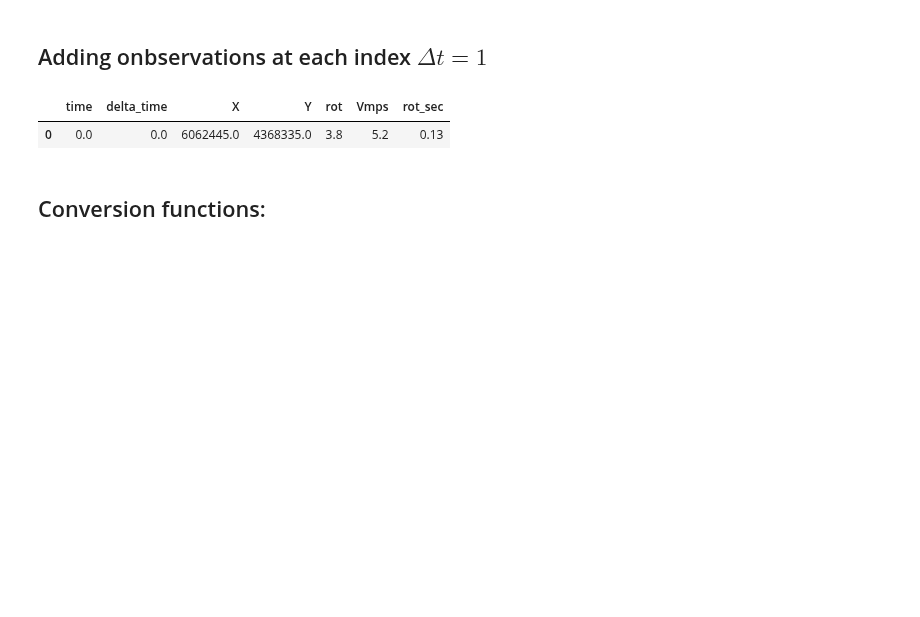
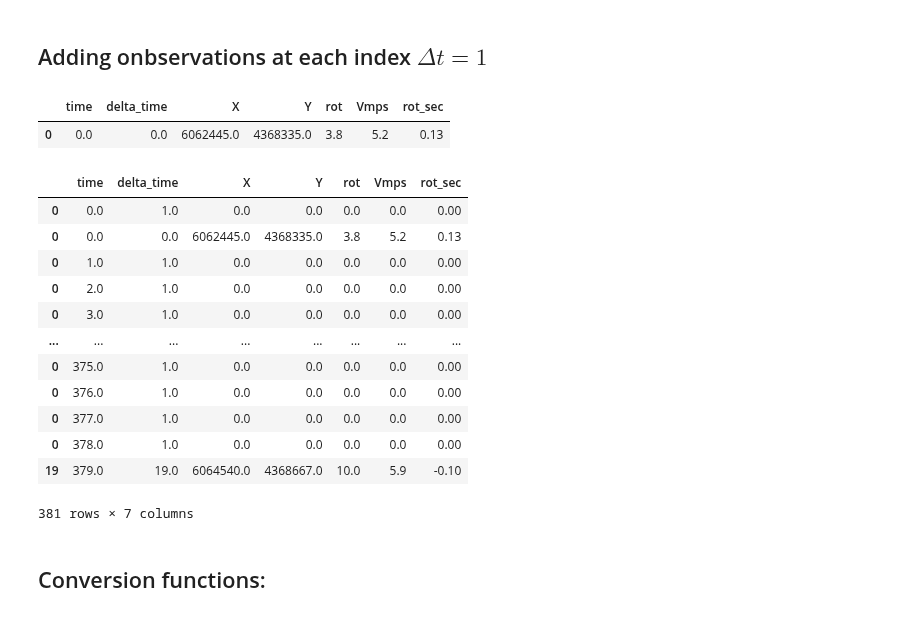
Before and after one commit to cnburger/AIS_KalmanFilter, a Jupyter notebook: Kalman Filter _ NewMethod.ipynb, the cells around one changed output. Cells and saved outputs as stored; diff of their text form; code cells hidden in the pictures; blank space fills up the shorter version.

```diff
--- a/Kalman Filter _ NewMethod.ipynb
+++ b/Kalman Filter _ NewMethod.ipynb
@@ -46,7 +46,21 @@ pd.DataFrame.transpose(pd.DataFrame(polish_data.iloc[0]))
 | 0 | 0.0 | 0.0 | 6062445.0 | 4368335.0 | 3.8 | 5.2 | 0.13 |
 # %%
 new_kalman_data = new_polish_dat
-#new_kalman_data
+new_kalman_data
+# %% [output]
+|  | time | delta_time | X | Y | rot | Vmps | rot_sec |
+| 0 | 0.0 | 1.0 | 0.0 | 0.0 | 0.0 | 0.0 | 0.00 |
+| 0 | 0.0 | 0.0 | 6062445.0 | 4368335.0 | 3.8 | 5.2 | 0.13 |
+| 0 | 1.0 | 1.0 | 0.0 | 0.0 | 0.0 | 0.0 | 0.00 |
+| 0 | 2.0 | 1.0 | 0.0 | 0.0 | 0.0 | 0.0 | 0.00 |
+| 0 | 3.0 | 1.0 | 0.0 | 0.0 | 0.0 | 0.0 | 0.00 |
+| ... | ... | ... | ... | ... | ... | ... | ... |
+| 0 | 375.0 | 1.0 | 0.0 | 0.0 | 0.0 | 0.0 | 0.00 |
+| 0 | 376.0 | 1.0 | 0.0 | 0.0 | 0.0 | 0.0 | 0.00 |
+| 0 | 377.0 | 1.0 | 0.0 | 0.0 | 0.0 | 0.0 | 0.00 |
+| 0 | 378.0 | 1.0 | 0.0 | 0.0 | 0.0 | 0.0 | 0.00 |
+| 19 | 379.0 | 19.0 | 6064540.0 | 4368667.0 | 10.0 | 5.9 | -0.10 |
+381 rows × 7 columns
 # %% [markdown]
 ## Conversion functions:
 # %%
```
Also changed, not shown: parts of 13 cells of this notebook.
